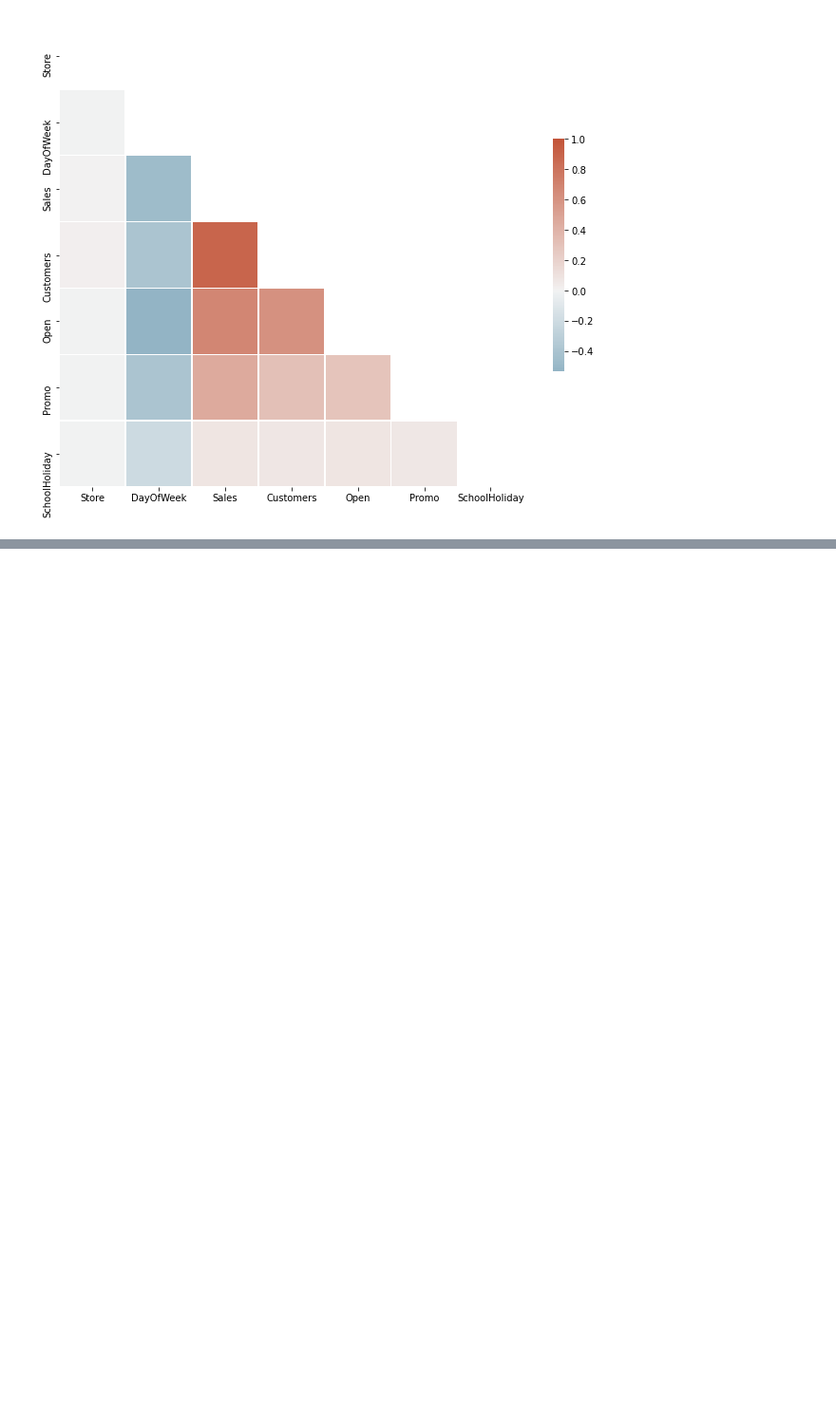
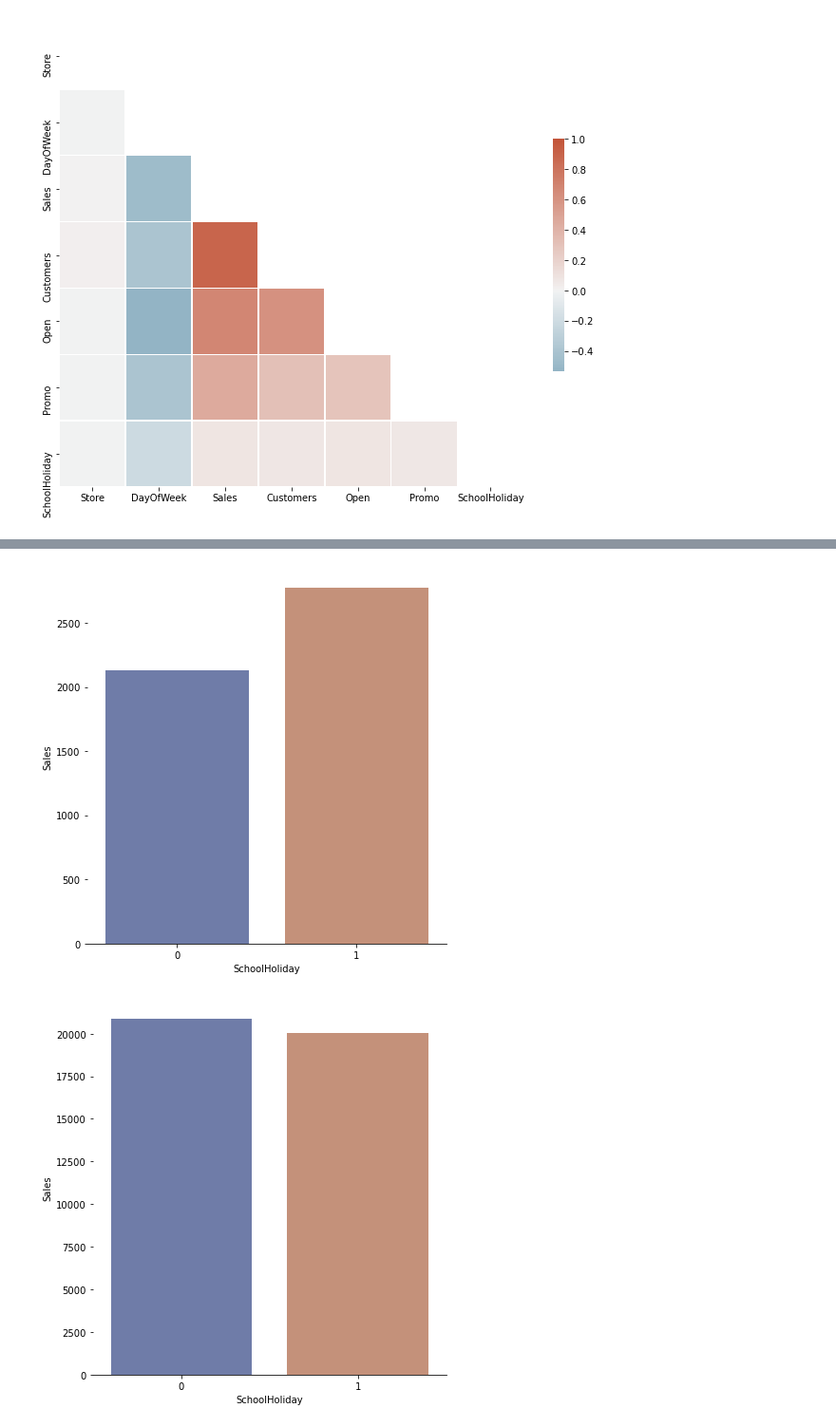
Before and after one commit to aristotekoen/MLBC, a Jupyter notebook: Code_real.ipynb, the cells around one changed output, grey strips where cells are left out. Shown: that part at 95% size. Saved outputs shown, nothing was run; the diff lists cells and outputs as text; code cells hidden in the pictures; blank space fills up the shorter version.

```diff
--- a/Code_real.ipynb
+++ b/Code_real.ipynb
@@ -244,0 +468,12 @@ sns.heatmap(corr, mask=mask, cmap=cmap, vmax=1, center=0,
+# %%
+
+for i in range(4):
+# Draw a nested barplot by species and sex
+    g = sns.catplot(
+    data=means_per_school[i], kind="bar",
+    x="SchoolHoliday", y="Sales", palette="dark", alpha=.6, height=6
+    )
+    g.despine(left=True)
+# %% [output]
+[figure, added]
+[figure, added]
```
Also changed, not shown: parts of 45 cells of this notebook.
